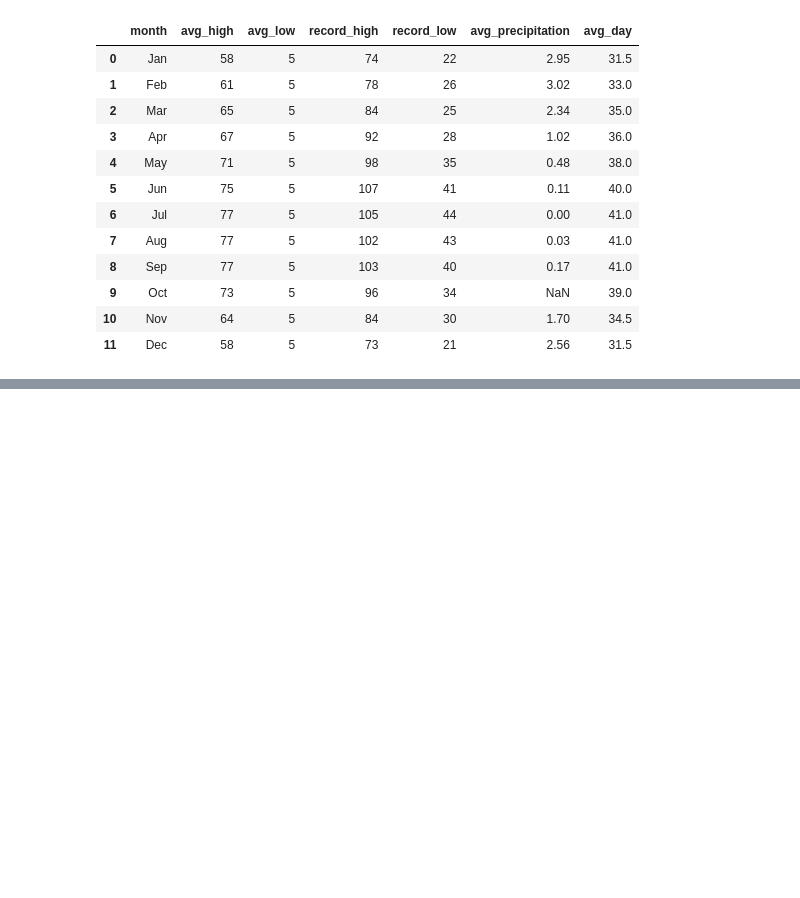
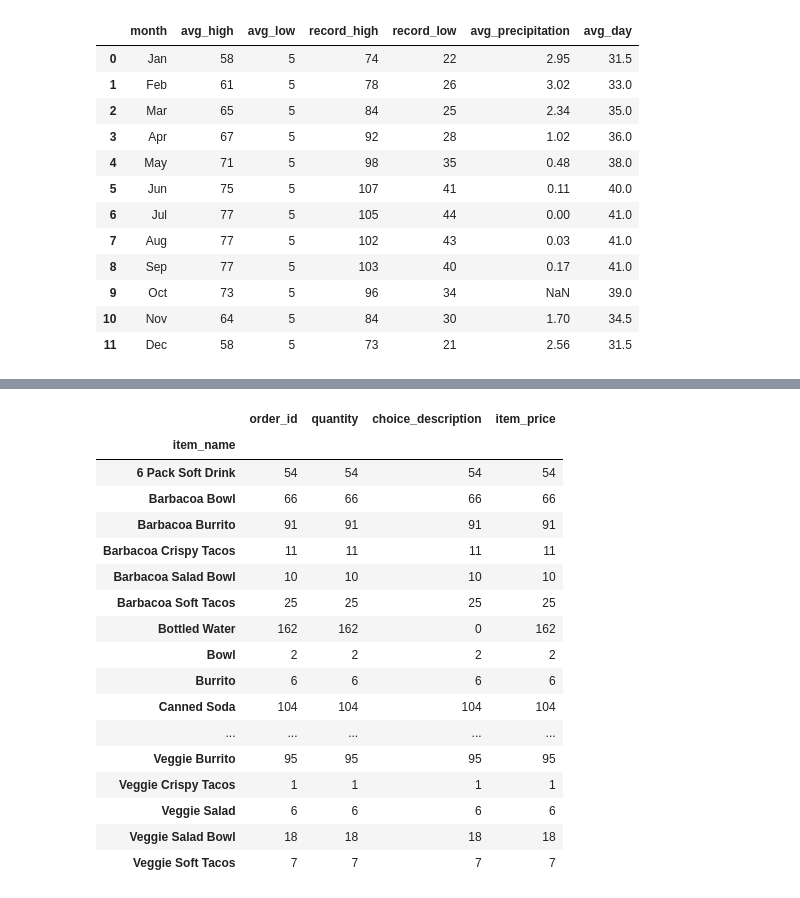
Before and after one commit to denverkim/ALGORITHM, a Jupyter notebook: LAB4.ipynb, the cells around one changed output, grey strips where cells are left out. Saved outputs shown, nothing was run; the diff lists cells and outputs as text; code cells hidden in the pictures; blank space fills up the shorter version.

```diff
--- a/LAB4.ipynb
+++ b/LAB4.ipynb
@@ -179,3 +179,7 @@ weather.columns = ['month','av_hi','av_lo','rec_hi','rec_lo','av_rain', 'av_day'
 
 # Save the result data frame to a csv file 데이터플레임을 csv파일로 저장
 weather.to_csv('/content/weather.csv')
+# %%
+# chipotle 예제
+chipo = pd.read_excel('/content/chipotle.xlsx')
+chipo.head()
@@ -181,0 +210,21 @@ weather.to_csv('/content/weather.csv')
+# %%
+chipo.groupby('item_name').count()
+# %% [output]
+|  | order_id | quantity | choice_description | item_price |
+| item_name |  |  |  |  |
+| 6 Pack Soft Drink | 54 | 54 | 54 | 54 |
+| Barbacoa Bowl | 66 | 66 | 66 | 66 |
+| Barbacoa Burrito | 91 | 91 | 91 | 91 |
+| Barbacoa Crispy Tacos | 11 | 11 | 11 | 11 |
+| Barbacoa Salad Bowl | 10 | 10 | 10 | 10 |
+| Barbacoa Soft Tacos | 25 | 25 | 25 | 25 |
+| Bottled Water | 162 | 162 | 0 | 162 |
+| Bowl | 2 | 2 | 2 | 2 |
+| Burrito | 6 | 6 | 6 | 6 |
+| Canned Soda | 104 | 104 | 104 | 104 |
+| ... | ... | ... | ... | ... |
+| Veggie Burrito | 95 | 95 | 95 | 95 |
+| Veggie Crispy Tacos | 1 | 1 | 1 | 1 |
+| Veggie Salad | 6 | 6 | 6 | 6 |
+| Veggie Salad Bowl | 18 | 18 | 18 | 18 |
+| Veggie Soft Tacos | 7 | 7 | 7 | 7 |
```
Also changed, not shown: parts of 4 cells of this notebook.
